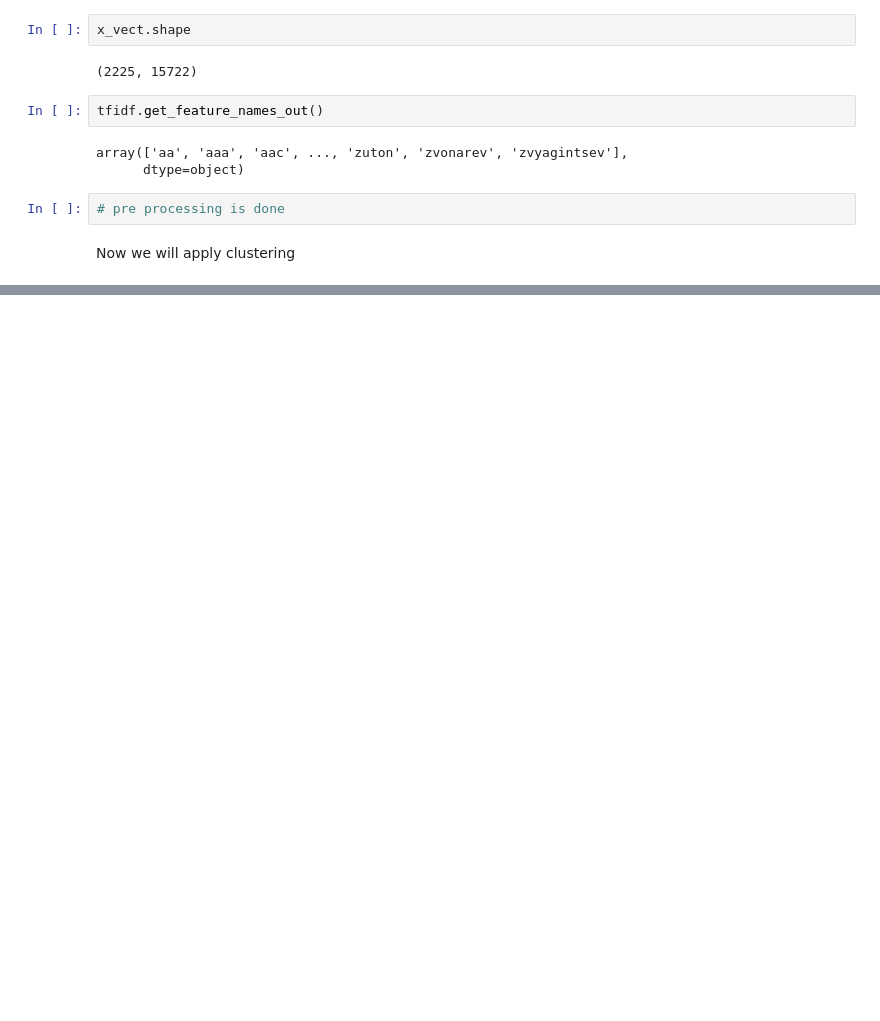
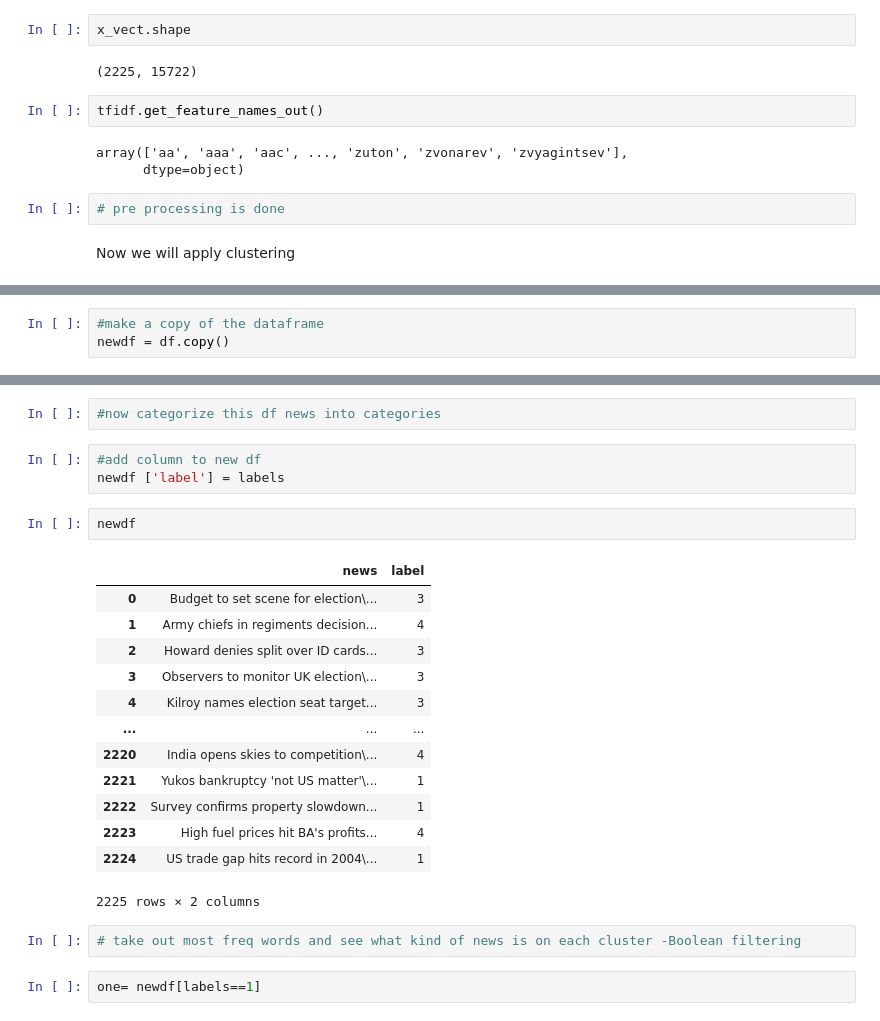
Before and after one commit to prithvi-diwanji/NLP2024_exercises, a Jupyter notebook: 7_text_clustering.ipynb, the cells around one changed output, grey strips where cells are left out. Drawn from its saved outputs; the diff is of its cells as text; blank space fills up the shorter version.

Commit message:
28 may clustering k means

```diff
--- a/7_text_clustering.ipynb
+++ b/7_text_clustering.ipynb
@@ -213,0 +245,3 @@ Now we will apply clustering
+# %%
+#make a copy of the dataframe
+newdf = df.copy()
@@ -213,0 +264,25 @@ Now we will apply clustering
+# %%
+#now categorize this df news into categories
+# %%
+#add column to new df
+newdf ['label'] = labels
+# %%
+newdf
+# %% [output]
+|  | news | label |
+| 0 | Budget to set scene for election\... | 3 |
+| 1 | Army chiefs in regiments decision... | 4 |
+| 2 | Howard denies split over ID cards... | 3 |
+| 3 | Observers to monitor UK election\... | 3 |
+| 4 | Kilroy names election seat target... | 3 |
+| ... | ... | ... |
+| 2220 | India opens skies to competition\... | 4 |
+| 2221 | Yukos bankruptcy 'not US matter'\... | 1 |
+| 2222 | Survey confirms property slowdown... | 1 |
+| 2223 | High fuel prices hit BA's profits... | 4 |
+| 2224 | US trade gap hits record in 2004\... | 1 |
+2225 rows × 2 columns
+# %%
+# take out most freq words and see what kind of news is on each cluster -Boolean filtering
+# %%
+one= newdf[labels==1]
```
Also changed, not shown: parts of 29 cells of this notebook.
